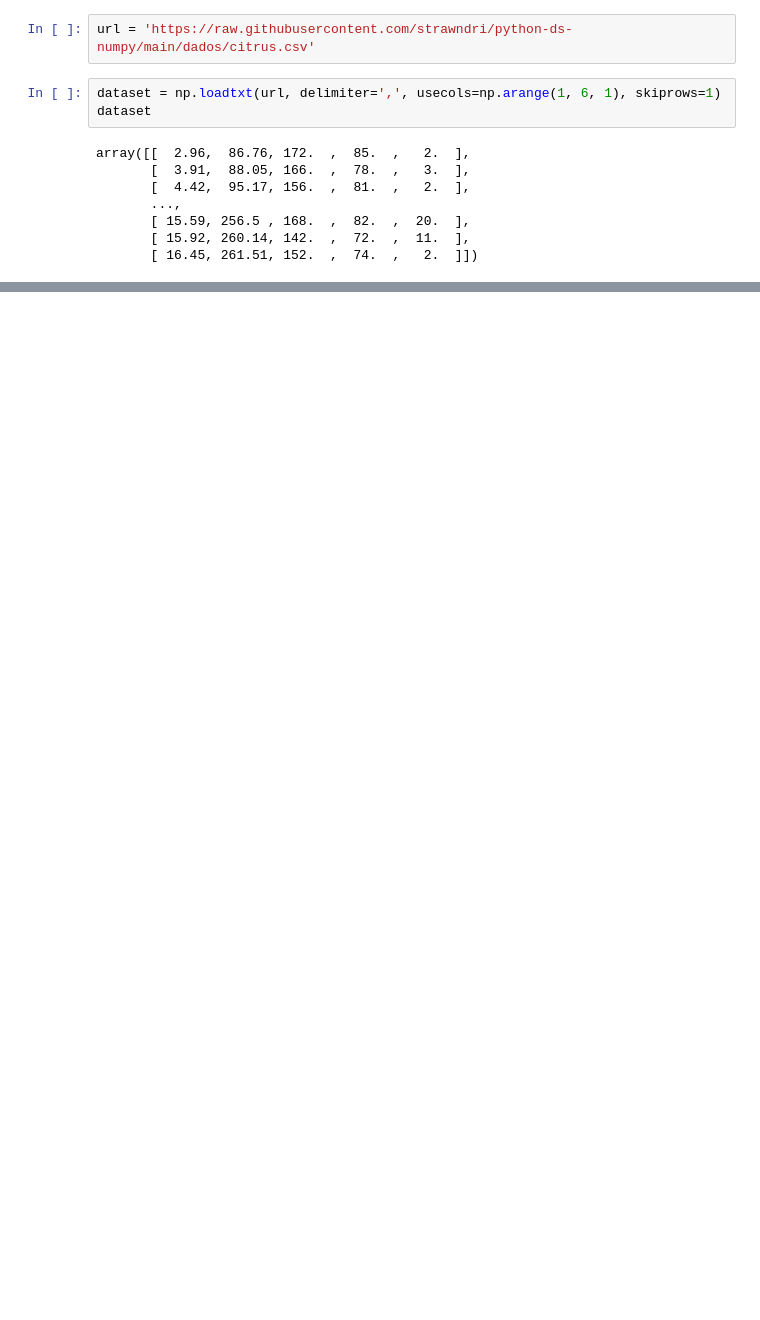
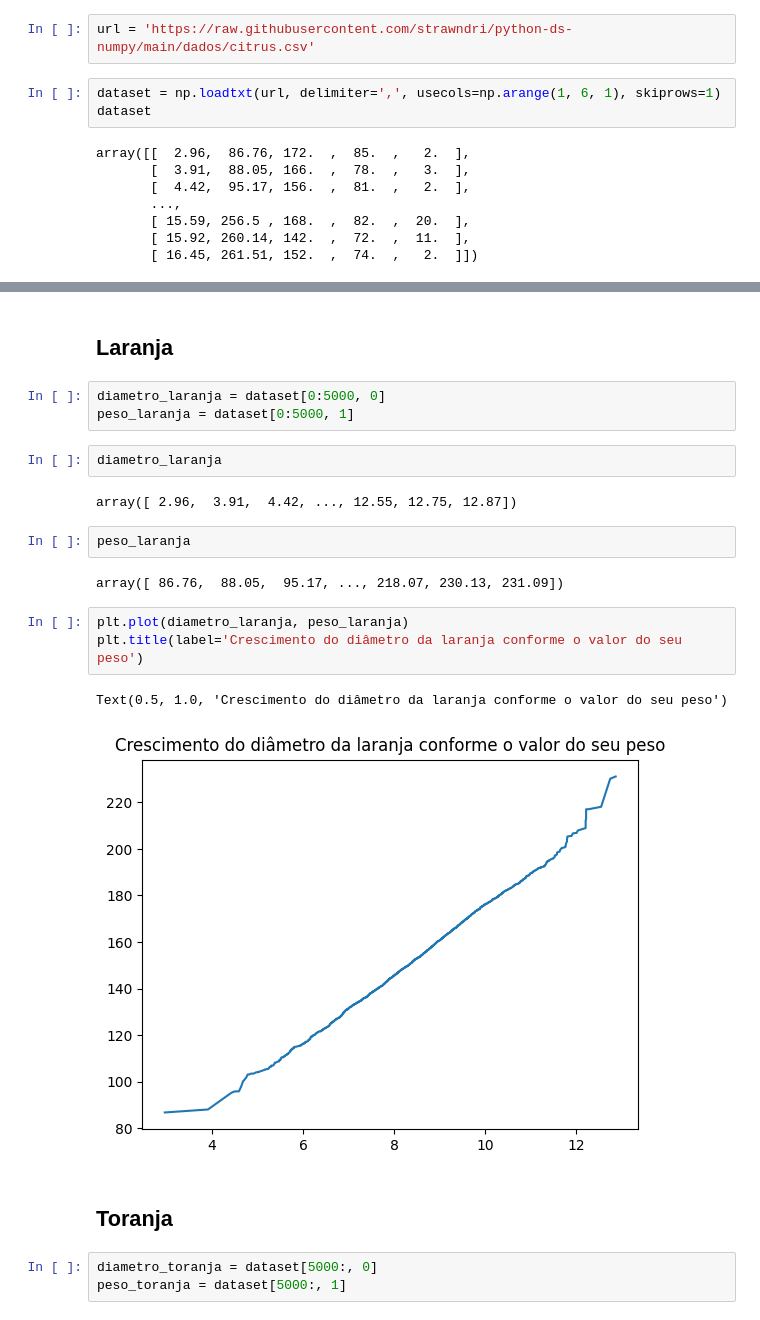
Before and after one commit to strawndri/python-ds-numpy, a Jupyter notebook: Desafio_Python_Data_Science_NumPy.ipynb, the cells around one changed output, grey strips where cells are left out. Cells and saved outputs as stored; diff of their text form; blank space fills up the shorter version.

```diff
--- a/Desafio_Python_Data_Science_NumPy.ipynb
+++ b/Desafio_Python_Data_Science_NumPy.ipynb
@@ -19,0 +47,24 @@ array([[  2.96,  86.76, 172.  ,  85.  ,   2.  ],
+# %% [markdown]
+## Laranja
+# %%
+diametro_laranja = dataset[0:5000, 0]
+peso_laranja = dataset[0:5000, 1]
+# %%
+diametro_laranja
+# %% [output]
+array([ 2.96,  3.91,  4.42, ..., 12.55, 12.75, 12.87])
+# %%
+peso_laranja
+# %% [output]
+array([ 86.76,  88.05,  95.17, ..., 218.07, 230.13, 231.09])
+# %%
+plt.plot(diametro_laranja, peso_laranja)
+plt.title(label='Crescimento do diâmetro da laranja conforme o valor do seu peso')
+# %% [output]
+Text(0.5, 1.0, 'Crescimento do diâmetro da laranja conforme o valor do seu peso')
+[figure, added]
+# %% [markdown]
+## Toranja
+# %%
+diametro_toranja = dataset[5000:, 0]
+peso_toranja = dataset[5000:, 1]
```
Also changed, not shown: parts of 11 cells of this notebook.
